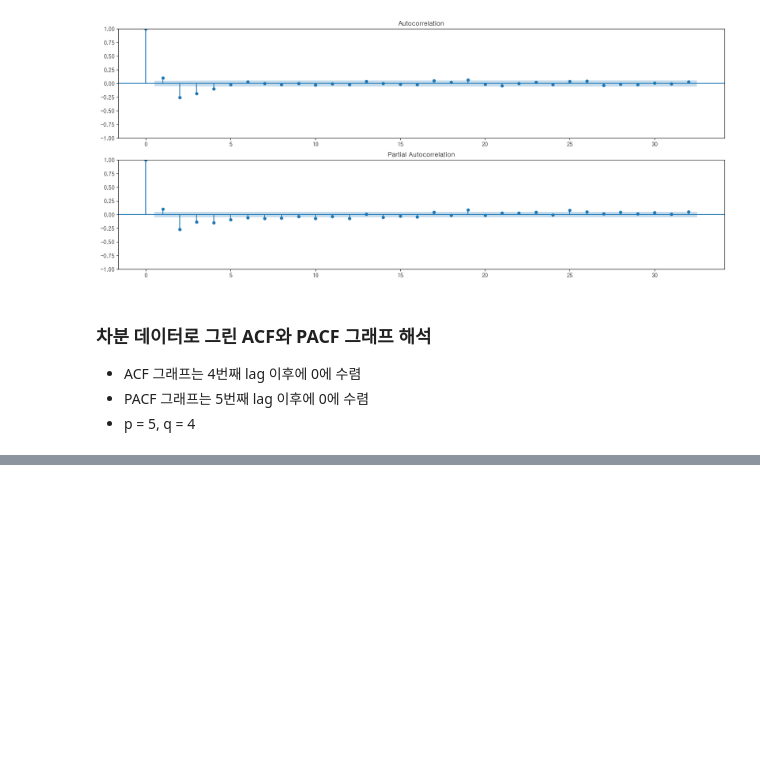
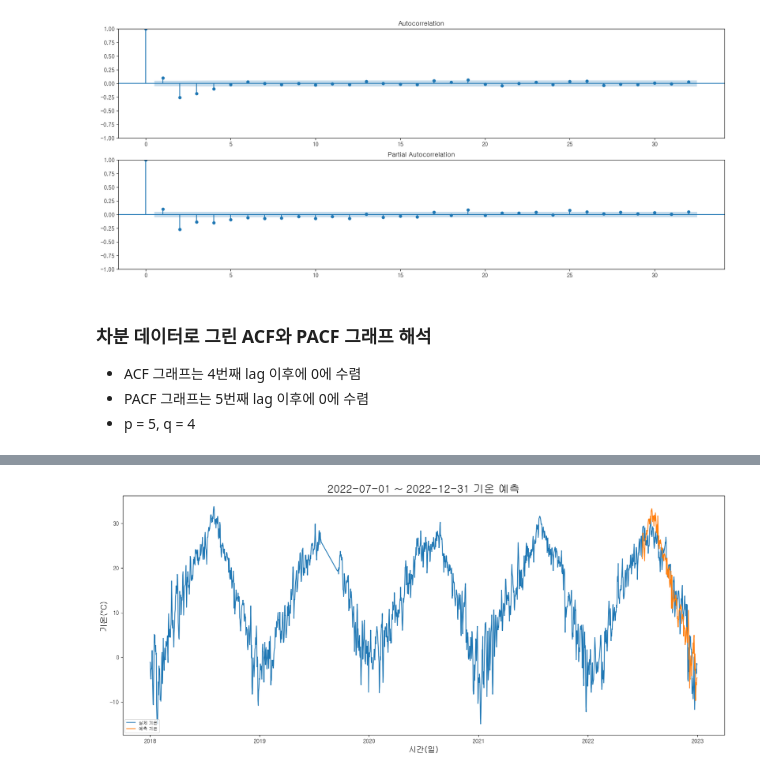
Before and after one commit to HyunJW/weather, a Jupyter notebook: data_analysis/기온 시계열예측.ipynb, the cells around one changed output, grey strips where cells are left out. Saved outputs shown, nothing was run; the diff lists cells and outputs as text; code cells hidden in the pictures; blank space fills up the shorter version.

```diff
--- a/data_analysis/기온 시계열예측.ipynb
+++ b/data_analysis/기온 시계열예측.ipynb
@@ -204,0 +158,6 @@ w_seoul
+# %%
+# ARIMA(5,1,4) 모형
+model = ARIMA(w_tr['기온(°C)'], order = (2,1,3)).fit()
+predictions = model.predict(start=365-len(w_te)+1, end=365,dynamic=False)
+predictions.index = pd.date_range(start='2022-07-01', end='2022-12-31')
+predictions
@@ -204,0 +177,11 @@ w_seoul
+# %%
+plt.figure(figsize=(20,8))
+plt.plot(w_seoul['기온(°C)'],label='실제 기온')
+plt.plot(predictions,label='예측 기온')
+plt.legend(loc='lower left',fontsize=8)
+plt.title('2022-07-01 ~ 2022-12-31 기온 예측', fontsize=20)
+plt.xlabel('시간(일)', fontsize=15)
+plt.ylabel('기온(°C)', fontsize=15)
+plt.show()
+# %% [output]
+[figure, added]
```
Also changed, not shown: parts of 16 cells of this notebook.
